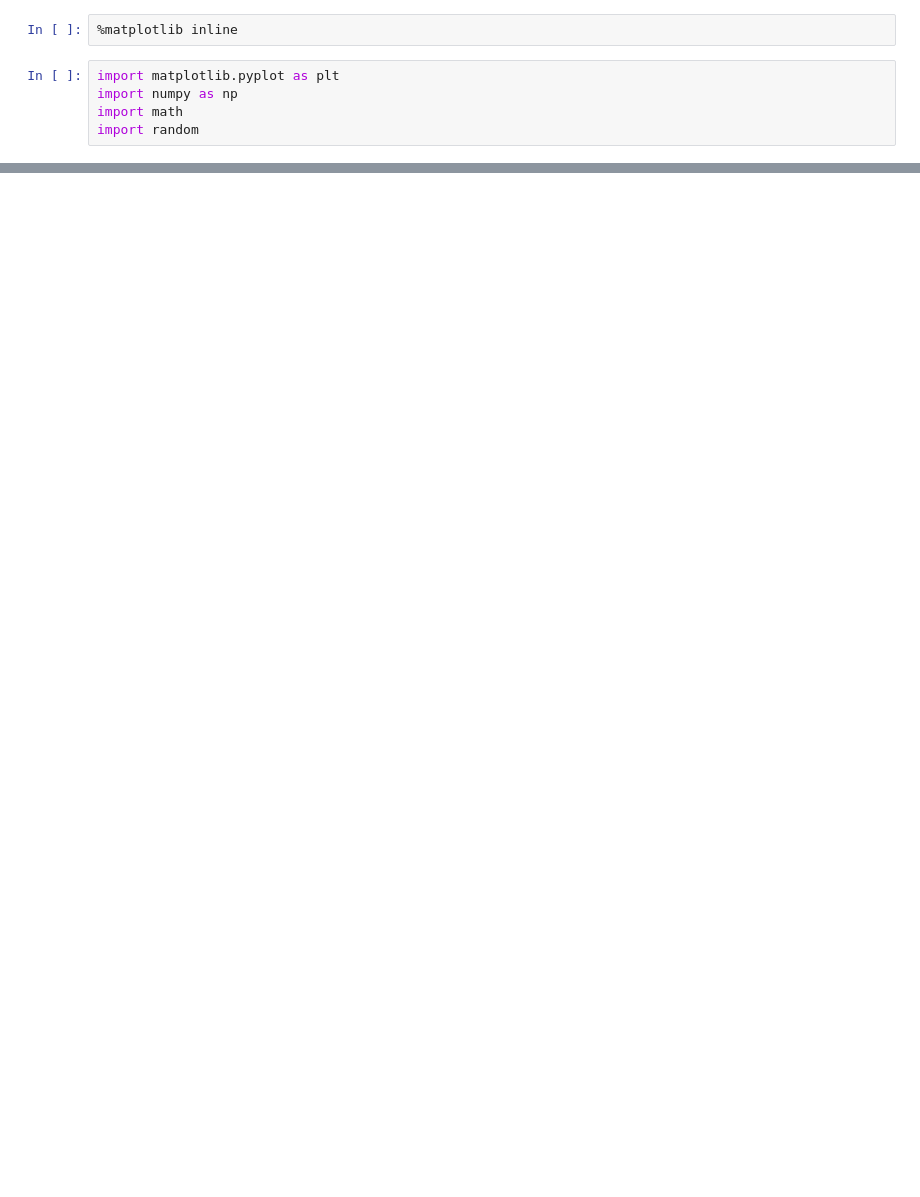
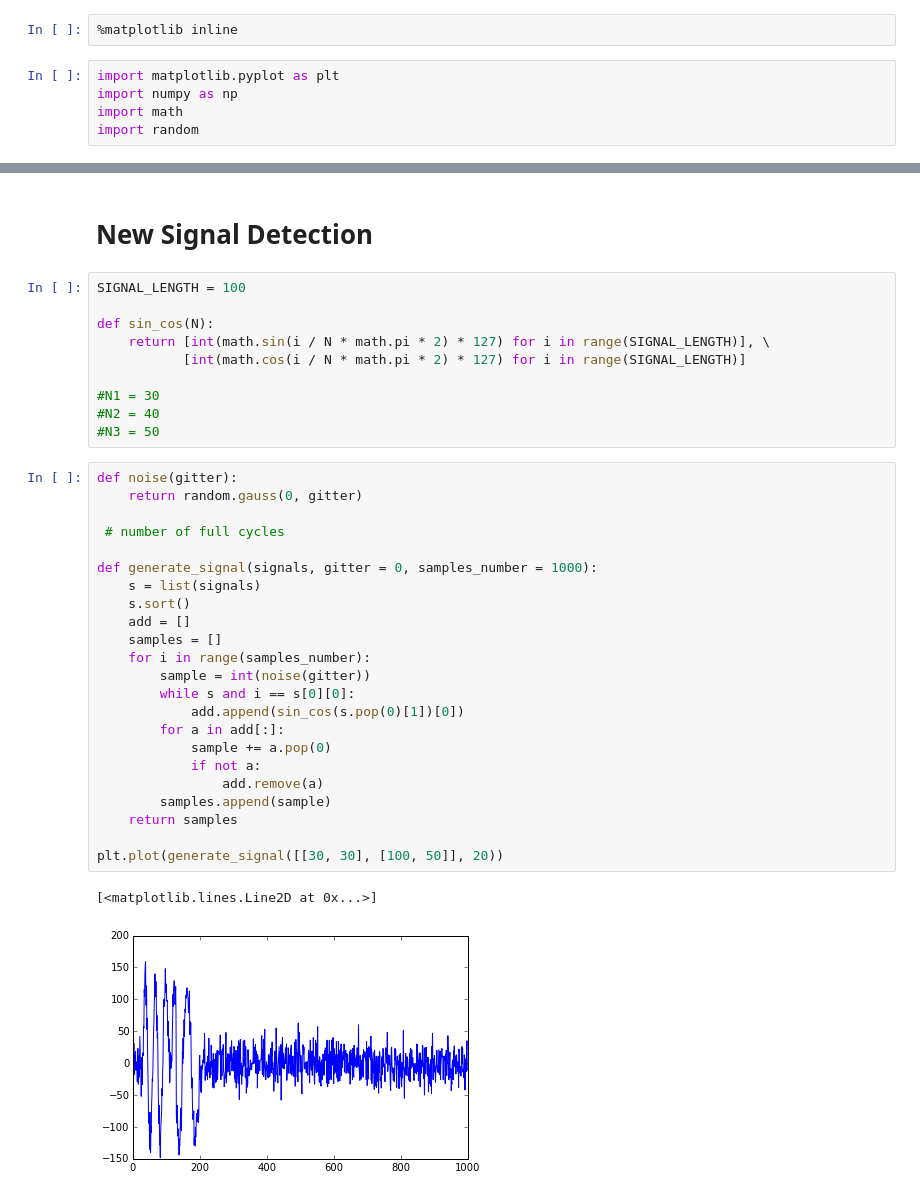
Before and after one commit to niccokunzmann/positioning_system, a Jupyter notebook: signal_detection.ipynb, the cells around one changed output, grey strips where cells are left out. Saved outputs shown, nothing was run; the diff lists cells and outputs as text; blank space fills up the shorter version.

```diff
--- a/signal_detection.ipynb
+++ b/signal_detection.ipynb
@@ -114,0 +141,39 @@ amplitude noise:  0.0
+# %% [markdown]
+New Signal Detection
+====================
+# %%
+SIGNAL_LENGTH = 100
+
+def sin_cos(N):
+    return [int(math.sin(i / N * math.pi * 2) * 127) for i in range(SIGNAL_LENGTH)], \
+           [int(math.cos(i / N * math.pi * 2) * 127) for i in range(SIGNAL_LENGTH)]
+
+#N1 = 30
+#N2 = 40
+#N3 = 50
+# %%
+def noise(gitter):
+    return random.gauss(0, gitter)
+
+ # number of full cycles
+
+def generate_signal(signals, gitter = 0, samples_number = 1000):
+    s = list(signals)
+    s.sort()
+    add = []
+    samples = []
+    for i in range(samples_number):
+        sample = int(noise(gitter))
+        while s and i == s[0][0]:
+            add.append(sin_cos(s.pop(0)[1])[0])
+        for a in add[:]:
+            sample += a.pop(0)
+            if not a:
+                add.remove(a)
+        samples.append(sample)
+    return samples
+
+plt.plot(generate_signal([[30, 30], [100, 50]], 20))
+# %% [output]
+[<matplotlib.lines.Line2D at 0x...>]
+[figure, added]
```
Also changed, not shown: parts of 8 cells of this notebook.
